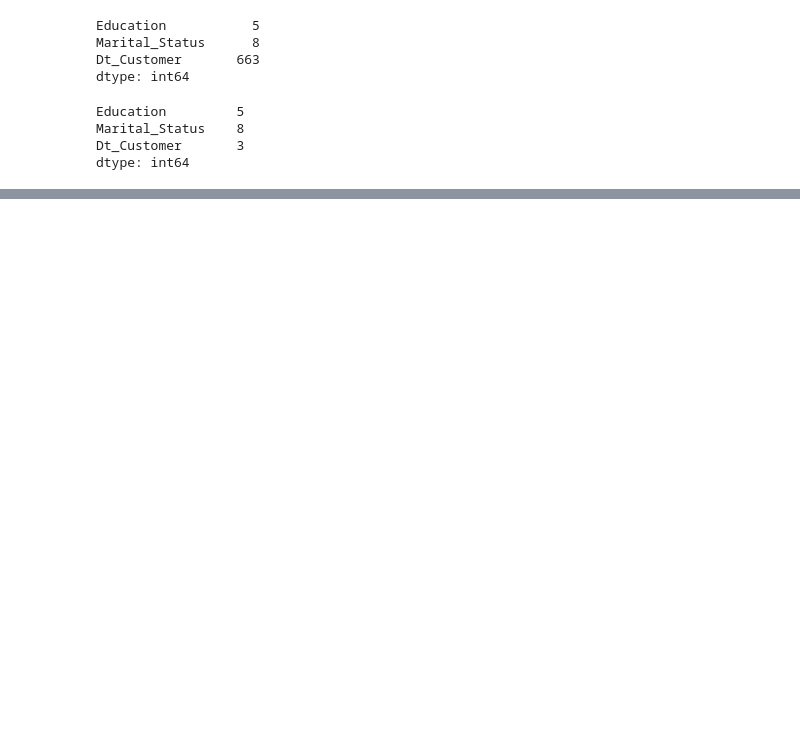
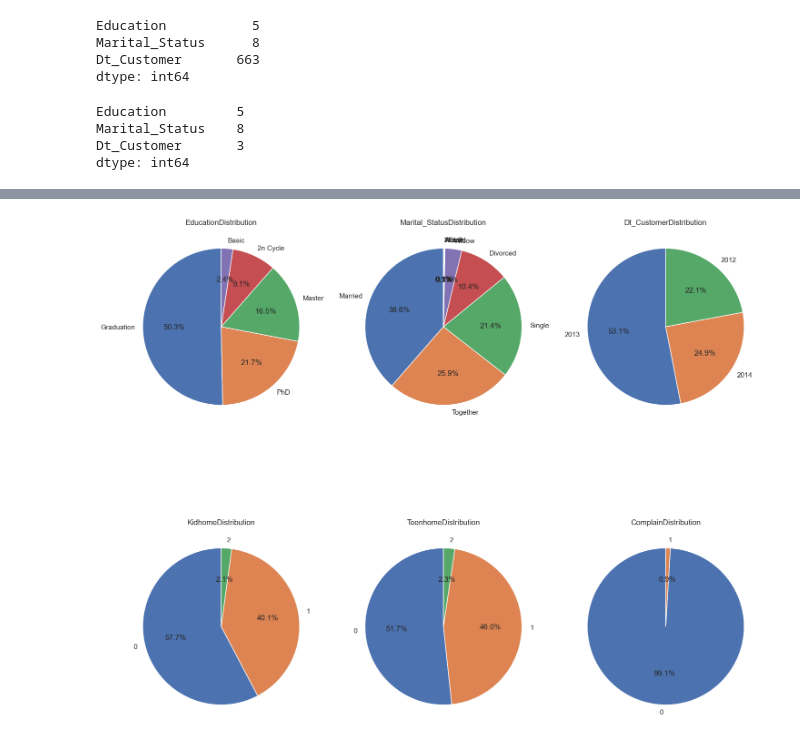
Before and after one commit to mansi104-ai/100_days_ml_code, a Jupyter notebook: Day18(supermarket_data).ipynb, the cells around one changed output, grey strips where cells are left out. Saved outputs shown, nothing was run; the diff lists cells and outputs as text; code cells hidden in the pictures; blank space fills up the shorter version.

```diff
--- a/Day18(supermarket_data).ipynb
+++ b/Day18(supermarket_data).ipynb
@@ -39,0 +77,26 @@ axs = axs.flatten()
+# %%
+cat_vars = ['Education', 'Marital_Status','Dt_Customer','Kidhome','Teenhome', 'Complain']
+
+#create a figure and axes
+fig, axs = plt.subplots(nrows =2, ncols= 3, figsize = (15,15))
+
+#create a pie chart for each categorical variable
+
+for i,var in enumerate(cat_vars):
+    if i<len(axs.flat):
+        #count the number of coccurrences for each category
+        cat_counts = df[var].value_counts()
+
+        #create a pie chart
+        axs.flat[i].pie(cat_counts, labels = cat_counts.index, autopct = '%1.1f%%', startangle = 90)
+
+        #set a title for each subplot
+        axs.flat[i].set_title(f'{var}Distribution')
+
+#adjust spacign between subplots
+fig.tight_layout()
+
+#show the plot
+plt.show()
+# %% [output]
+[figure, added]
```
Also changed, not shown: parts of 25 cells of this notebook.
